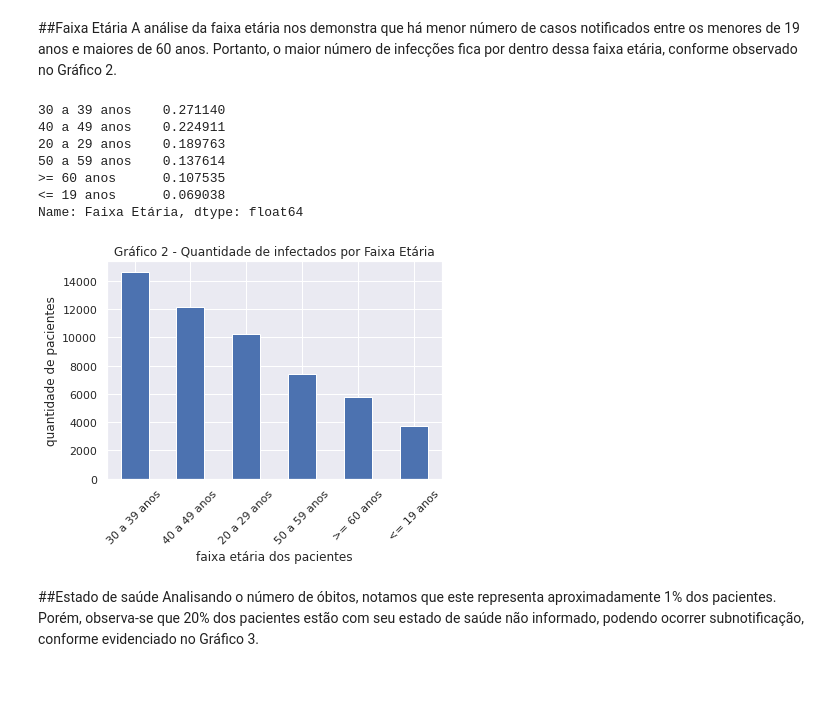
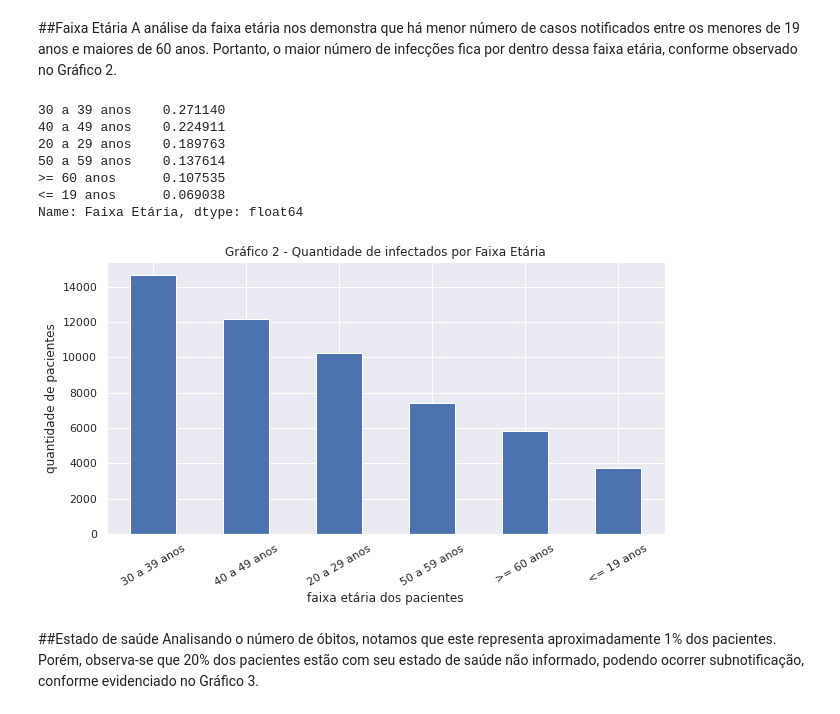
Before and after one commit to carmenscar/Data-Science-projects, a Jupyter notebook: analisecovidbsb.ipynb, the cells around one changed output. Cells and saved outputs as stored; diff of their text form; code cells hidden in the pictures; blank space fills up the shorter version.

```diff
--- a/analisecovidbsb.ipynb
+++ b/analisecovidbsb.ipynb
@@ -181,21 +181,22 @@ A análise da faixa etária nos demonstra que há menor número de casos notific
 # %%
 
 sns.set()
+plt.figure(figsize=(10,5))
 df['Faixa Etária'].value_counts().plot(kind='bar')
 plt.xlabel('faixa etária dos pacientes')
 plt.ylabel('quantidade de pacientes')
 plt.title('Gráfico 2 - Quantidade de infectados por Faixa Etária')
-plt.xticks(rotation=45)
+plt.xticks(rotation=30)
 df['Faixa Etária'].value_counts() / df.shape[0]
 # %% [output]
 30 a 39 anos    0.271140
 40 a 49 anos    0.224911
 20 a 29 anos    0.189763
 50 a 59 anos    0.137614
 >= 60 anos      0.107535
 <= 19 anos      0.069038
 Name: Faixa Etária, dtype: float64
-[figure, old version]
+[figure, new version]
 # %% [markdown]
 ##Estado de saúde
 Analisando o número de óbitos, notamos que este representa aproximadamente 1% dos pacientes. Porém, observa-se que 20% dos pacientes estão com seu estado de saúde não informado, podendo ocorrer subnotificação, conforme evidenciado no Gráfico 3.
```
Also changed, not shown: parts of 2 cells of this notebook.
